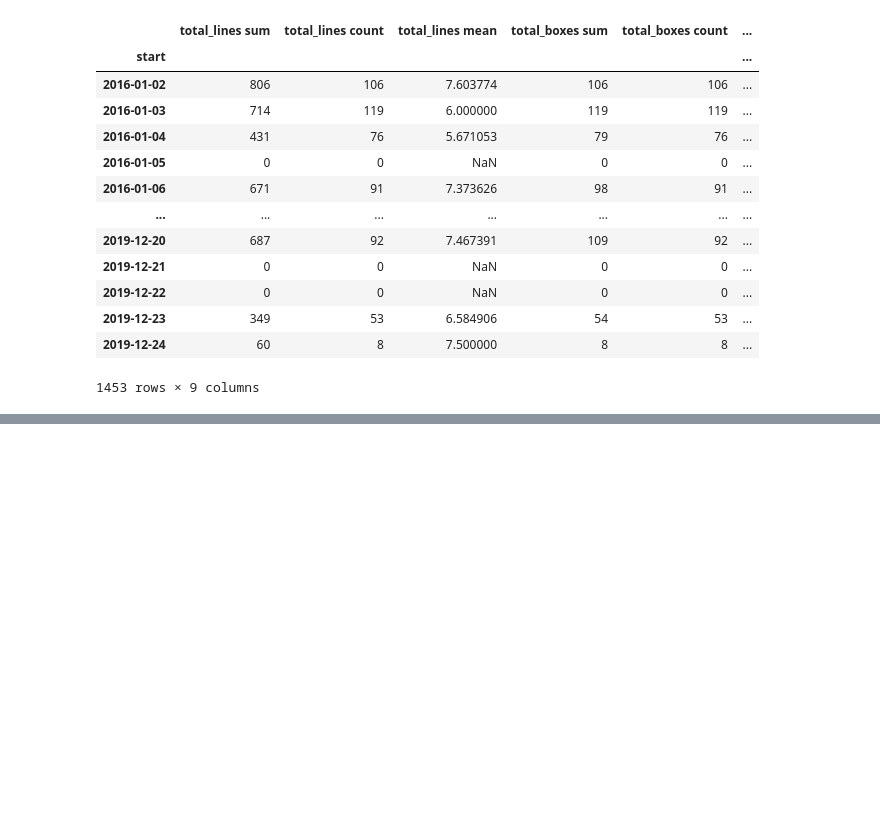
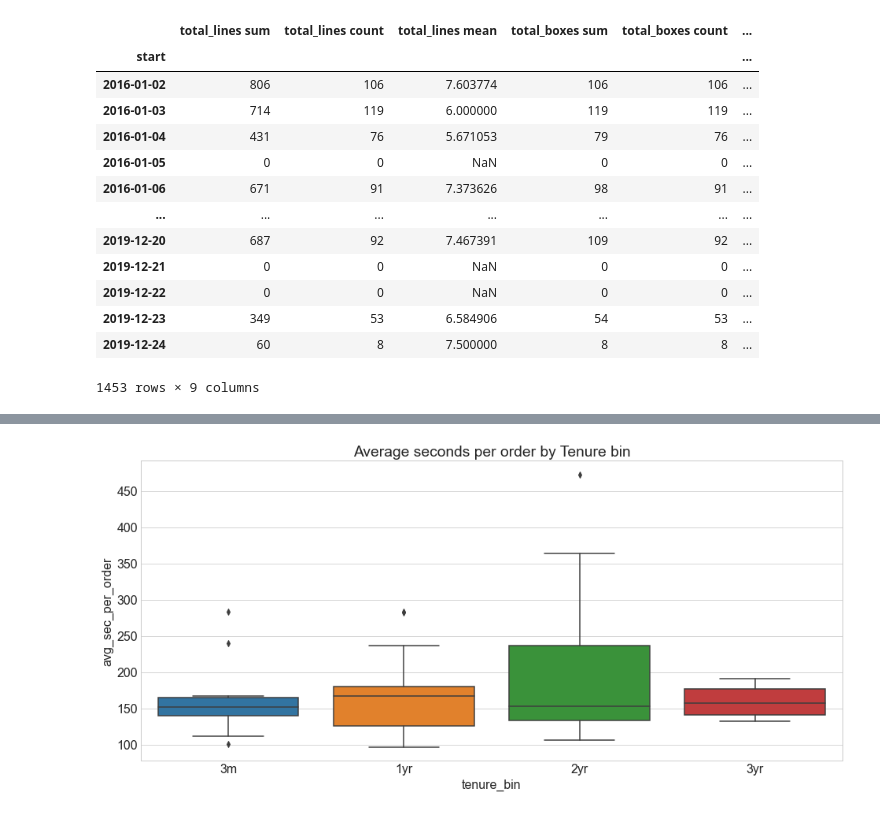
Before and after one commit to RyvynYoung/Supply_Chain, a Jupyter notebook: TS_exp_model.ipynb, the cells around one changed output, grey strips where cells are left out. Cells and saved outputs as stored; diff of their text form; code cells hidden in the pictures; blank space fills up the shorter version.

```diff
--- a/TS_exp_model.ipynb
+++ b/TS_exp_model.ipynb
@@ -677,0 +758,7 @@ pick_agg
+# %%
+# bin by tenure and visualize?
+operdf['avg_sec_per_order'] = operdf.total_pick_sec/operdf.total_orders
+operdf['avg_line_per_order'] = operdf.total_lines/operdf.total_orders
+operdf['avg_box_per_order'] = operdf.total_boxes/operdf.total_orders
+operdf['avg_orders_day'] = operdf.total_orders/operdf.tenure_days
+operdf
@@ -677,0 +800,9 @@ pick_agg
+# %%
+operdf2 = operdf.copy()
+# %%
+index = operdf2[operdf2.tenure_days == 0].index
+operdf2.drop(index, inplace=True)
+# %%
+operdf2['tenure_bin'] = pd.cut(operdf2.tenure_days, bins=[0, 90, 365, 730, 1095], labels=['3m', '1yr', '2yr', '3yr'])
+operdf2.tenure_bin = operdf2.tenure_bin.fillna('3m')
+operdf2
@@ -677,0 +828,7 @@ pick_agg
+# %%
+plt.figure(figsize=(16,7))
+sns.boxplot(data=operdf2, y='avg_sec_per_order', x='tenure_bin')
+plt.title('Average seconds per order by Tenure bin')
+plt.show()
+# %% [output]
+[figure, added]
```
Also changed, not shown: parts of 16 cells of this notebook.
